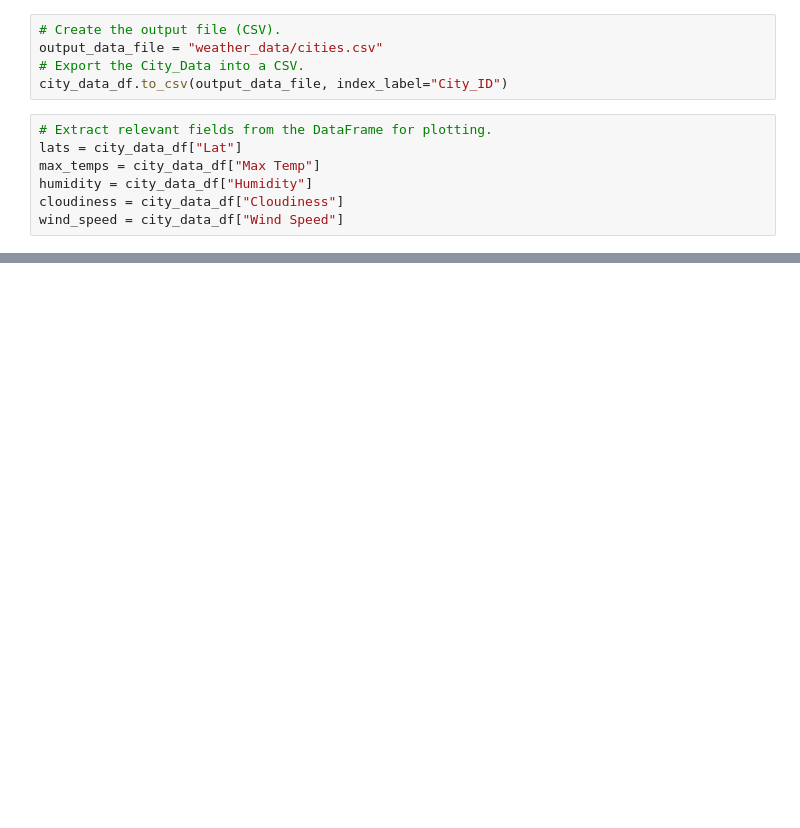
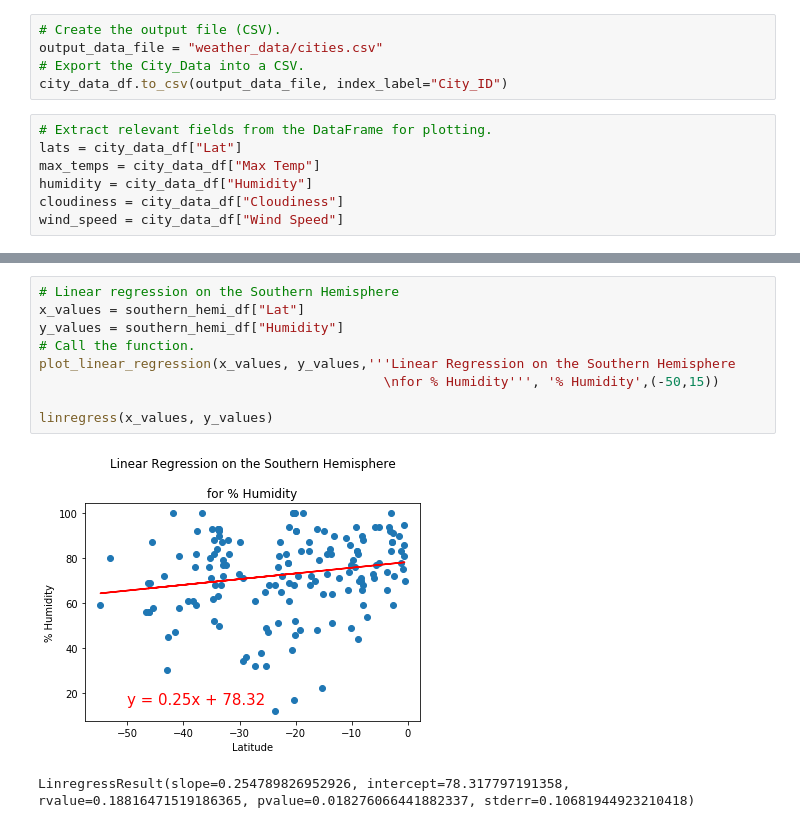
Before and after one commit to rmkeire/World_Weather_Analysis, a Jupyter notebook: WeatherPy.ipynb, the cells around one changed output, grey strips where cells are left out. Cells and saved outputs as stored; diff of their text form; blank space fills up the shorter version.

```diff
--- a/WeatherPy.ipynb
+++ b/WeatherPy.ipynb
@@ -230,0 +295,12 @@ plt.show()
+# %%
+# Linear regression on the Southern Hemisphere
+x_values = southern_hemi_df["Lat"]
+y_values = southern_hemi_df["Humidity"]
+# Call the function.
+plot_linear_regression(x_values, y_values,'''Linear Regression on the Southern Hemisphere
+                                            \nfor % Humidity''', '% Humidity',(-50,15))
+
+linregress(x_values, y_values)
+# %% [output]
+[figure, added]
+LinregressResult(slope=0.254789826952926, intercept=78.317797191358, rvalue=0.18816471519186365, pvalue=0.018276066441882337, stderr=0.10681944923210418)
```
Also changed, not shown: parts of 19 cells of this notebook, 5 other files.
